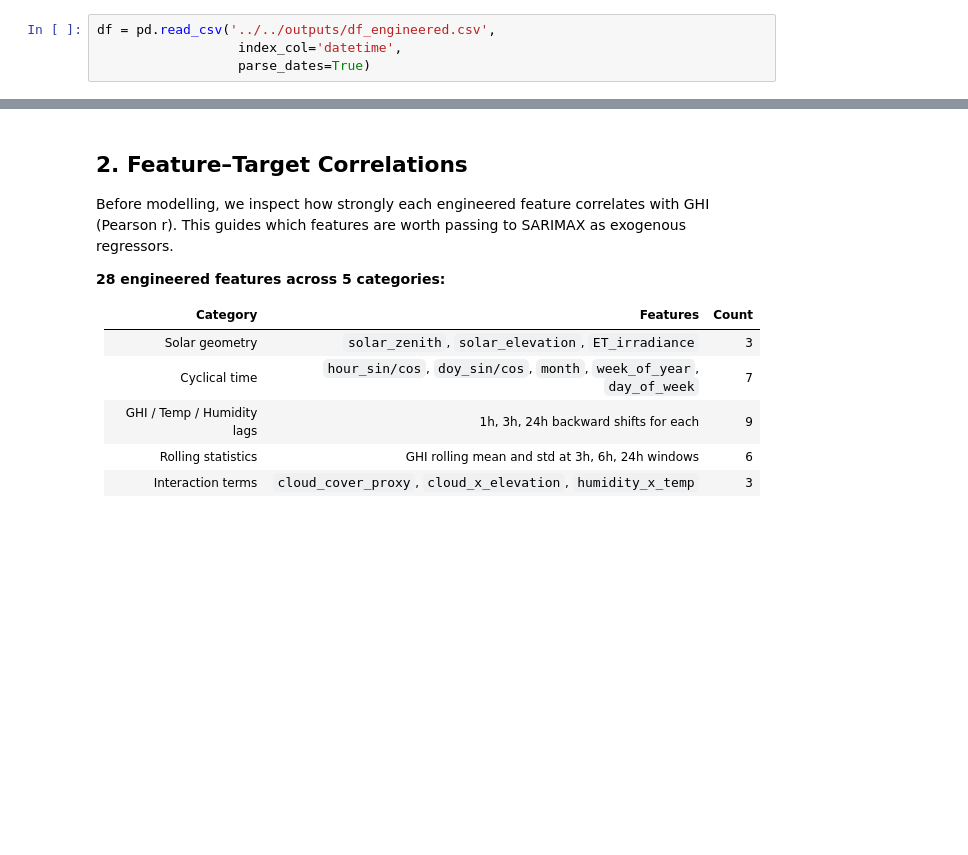
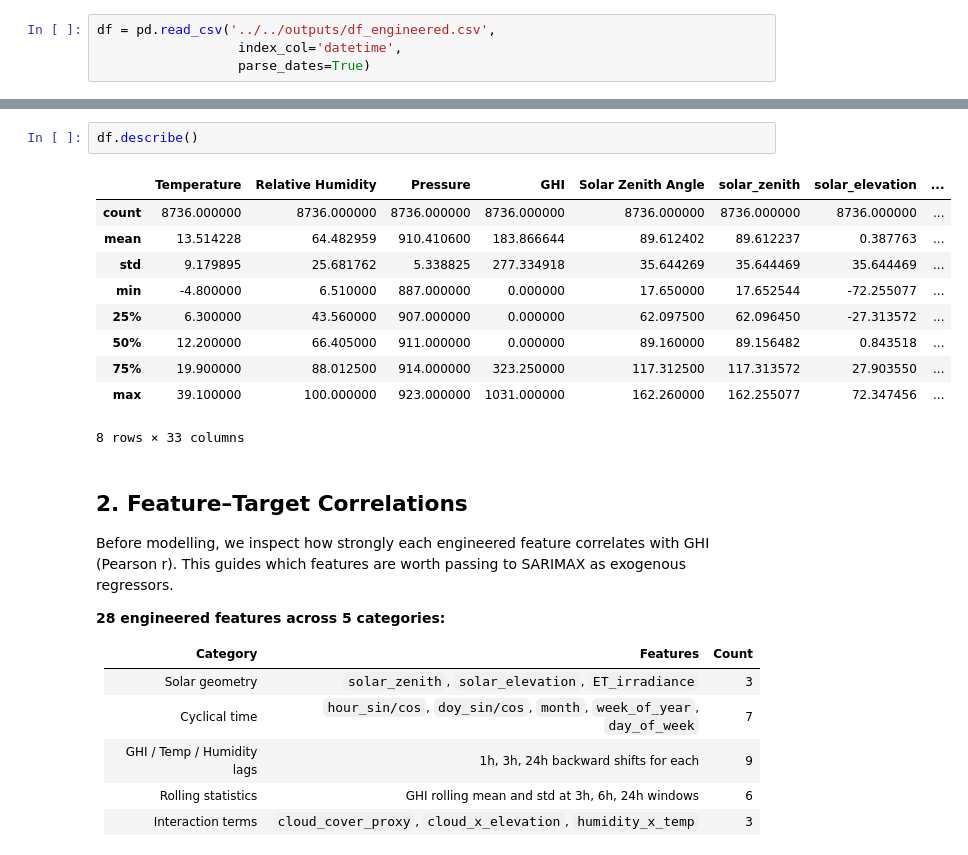
Before and after one commit to Smuthusivam/LEI-Assignment-01_Feb, a Jupyter notebook: Tasks/Tasks_2/Machine Learning Models.ipynb, the cells around one changed output, grey strips where cells are left out. Cells and saved outputs as stored; diff of their text form; blank space fills up the shorter version.

```diff
--- a/Tasks/Tasks_2/Machine Learning Models.ipynb
+++ b/Tasks/Tasks_2/Machine Learning Models.ipynb
@@ -49,3 +60,16 @@ Index(['Temperature', 'Clearsky DHI', 'Clearsky DNI', 'Clearsky GHI',
+# %%
+df.describe()
+# %% [output]
+|  | Temperature | Relative Humidity | Pressure | GHI | Solar Zenith Angle | solar_zenith | solar_elevation | ... |
+| count | 8736.000000 | 8736.000000 | 8736.000000 | 8736.000000 | 8736.000000 | 8736.000000 | 8736.000000 | ... |
+| mean | 13.514228 | 64.482959 | 910.410600 | 183.866644 | 89.612402 | 89.612237 | 0.387763 | ... |
+| std | 9.179895 | 25.681762 | 5.338825 | 277.334918 | 35.644269 | 35.644469 | 35.644469 | ... |
+| min | -4.800000 | 6.510000 | 887.000000 | 0.000000 | 17.650000 | 17.652544 | -72.255077 | ... |
+| 25% | 6.300000 | 43.560000 | 907.000000 | 0.000000 | 62.097500 | 62.096450 | -27.313572 | ... |
+| 50% | 12.200000 | 66.405000 | 911.000000 | 0.000000 | 89.160000 | 89.156482 | 0.843518 | ... |
+| 75% | 19.900000 | 88.012500 | 914.000000 | 323.250000 | 117.312500 | 117.313572 | 27.903550 | ... |
+| max | 39.100000 | 100.000000 | 923.000000 | 1031.000000 | 162.260000 | 162.255077 | 72.347456 | ... |
+8 rows × 33 columns
 # %% [markdown]
 ## 2. Feature–Target Correlations
 
```
Also changed, not shown: parts of 6 cells of this notebook, 3 other files.
